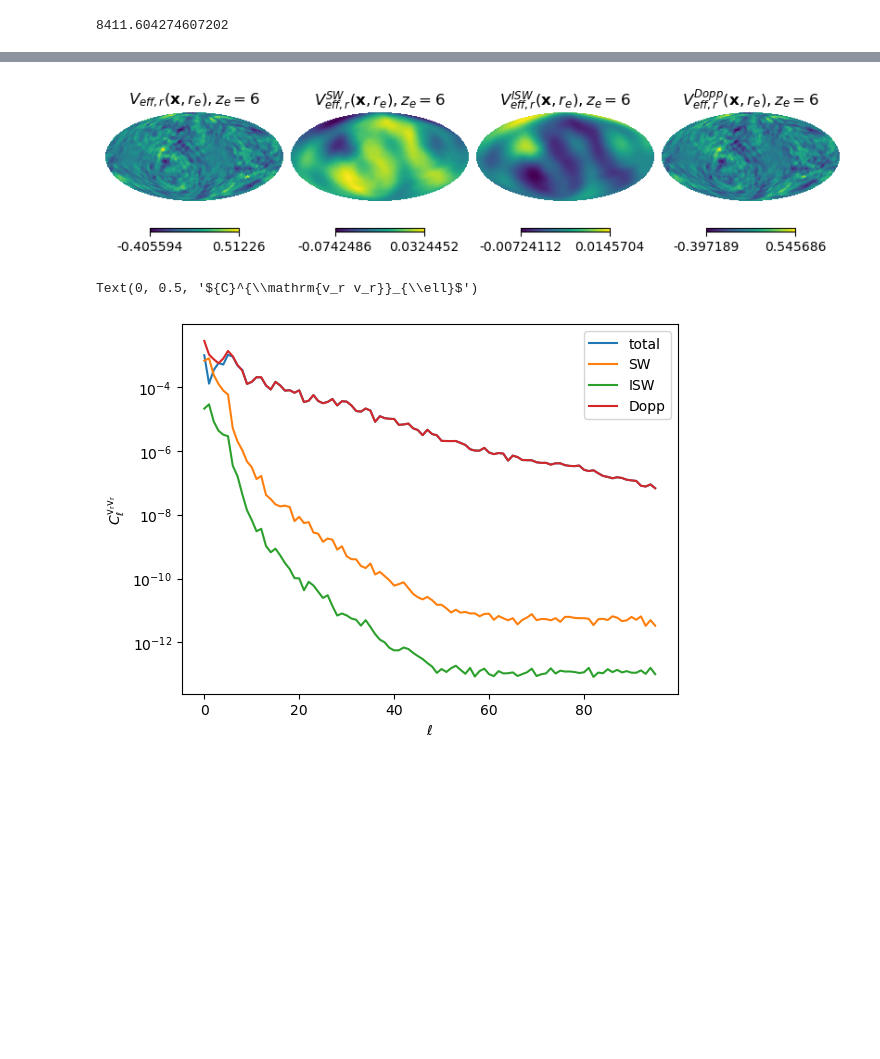
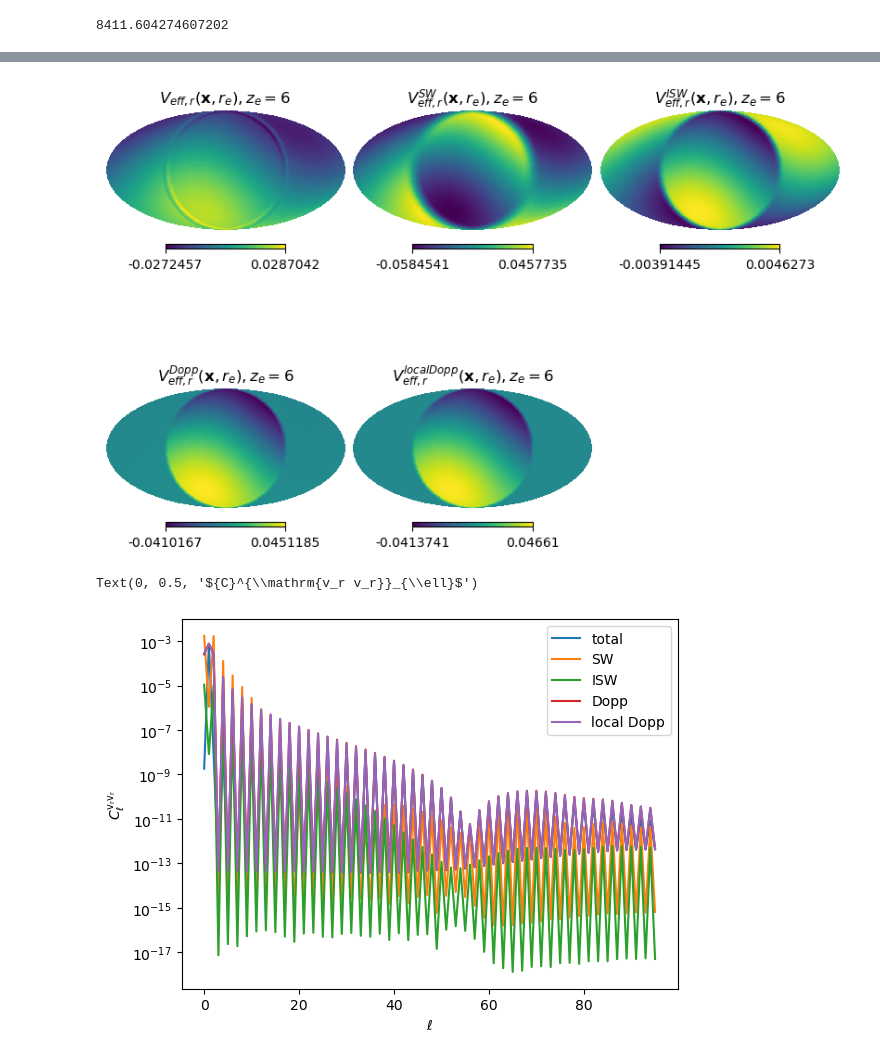
Before and after one commit to catketchup/ReCCO, a Jupyter notebook: code/Pylian_test.ipynb, the cells around one changed output, grey strips where cells are left out. Cells and saved outputs as stored; diff of their text form; code cells hidden in the pictures; blank space fills up the shorter version.

```diff
--- a/code/Pylian_test.ipynb
+++ b/code/Pylian_test.ipynb
@@ -320,9 +317,12 @@ Dv = remote_spectra.Dv_inter_config(config)(ag)
 ks = config.kaux
 # ks = np.linspace(0.00001, 0.01, 50)
 ze = 6
+a_e = 1/(1+ze)
 # zes = np.linspace(1,5,10)
+
 G_SW_ksz = remote_spectra.G_SW_ksz(ks, ze, config.Omega_b, config.Omega_c, config.w, config.wa, config.Omega_K, config.h)
 
+G_localDopp_ksz = remote_spectra.G_localDopp_ksz(ks, ze, config.Omega_b, config.Omega_c, config.w, config.wa, config.Omega_K, config.h)
 G_Dopp_ksz = remote_spectra.G_Dopp_ksz(ks, ze, config.Omega_b, config.Omega_c, config.w, config.wa, config.Omega_K, config.h)
 
 G_ISW_ksz = remote_spectra.G_ISW_ksz(ks, ze, config.Omega_b, config.Omega_c, config.w, config.wa, config.Omega_K, config.h)
@@ -381,25 +381,34 @@ if 1:
 [figure]
 # %%
 def ThreeDEvolve(G_itp, input_field_k, kk):
-    kk[0,0,0] = 1
-    output_field_k = np.concatenate(([0], G_itp(kk.flatten()[1:]))).reshape(kk.shape)*input_field_k/kk
+    output_field_k = 2*G_itp(kk.flatten()).reshape(kk.shape)*input_field_k/kk
     return np.fft.ifftn(output_field_k)
 
+
+
 # xyz direction V_eff FFT component, labeled by k1, k2, k3
-G_SW_ksz_itp = interp1d(ks, G_SW_ksz)
 G_ISW_ksz_itp = interp1d(ks, G_ISW_ksz)
+
+G_localDopp_ksz_itp = interp1d(ks, G_localDopp_ksz)
 G_Dopp_ksz_itp = interp1d(ks, G_Dopp_ksz)
+
 G_ksz_itp = interp1d(ks, G_SW_ksz + G_ISW_ksz + G_Dopp_ksz)
 
 
 # g_field_k = g_psi_k
-# g_field_k = g_psi_i_k
-g_field_k = g_psi_k+g_psi_i_k
+g_field_k = g_psi_i_k
+# g_field_k = g_psi_k+g_psi_i_k
 # %%
 # xyz direction V_eff component, labeled by x1, x2, x3
 V_eff_x1 = ThreeDEvolve(G_ksz_itp, g_field_k[1], kk)
 V_eff_x2 = ThreeDEvolve(G_ksz_itp, g_field_k[2], kk)
 V_eff_x3 = ThreeDEvolve(G_ksz_itp, g_field_k[0], kk)
+
+
+# xyz direction V_eff_localDopp component, labeled by x1, x2, x3
+V_eff_localDopp_x1 = ThreeDEvolve(G_localDopp_ksz_itp, g_field_k[1], kk)
+V_eff_localDopp_x2 = ThreeDEvolve(G_localDopp_ksz_itp, g_field_k[2], kk)
+V_eff_localDopp_x3 = ThreeDEvolve(G_localDopp_ksz_itp, g_field_k[0], kk)
 
 # xyz direction V_eff_Dopp component, labeled by x1, x2, x3
 V_eff_Dopp_x1 = ThreeDEvolve(G_Dopp_ksz_itp, g_field_k[1], kk)
@@ -523,6 +538,11 @@ V_eff_Dopp_x2_chi = ThreeDField_on_TwoDSurface(x, y, z, V_eff_Dopp_x2.real,x_tes
 V_eff_Dopp_x3_chi = ThreeDField_on_TwoDSurface(x, y, z, V_eff_Dopp_x3.real,x_test_s, y_test_s, z_test_s)
 V_eff_Dopp_radial = TwoDVecField_Radial(V_eff_Dopp_x1_chi, V_eff_Dopp_x2_chi, V_eff_Dopp_x3_chi, theta, phi)
 
+V_eff_localDopp_x1_chi = ThreeDField_on_TwoDSurface(x, y, z, V_eff_localDopp_x1.real,x_test_s, y_test_s, z_test_s)
+V_eff_localDopp_x2_chi = ThreeDField_on_TwoDSurface(x, y, z, V_eff_localDopp_x2.real,x_test_s, y_test_s, z_test_s)
+V_eff_localDopp_x3_chi = ThreeDField_on_TwoDSurface(x, y, z, V_eff_localDopp_x3.real,x_test_s, y_test_s, z_test_s)
+V_eff_localDopp_radial = TwoDVecField_Radial(V_eff_localDopp_x1_chi, V_eff_localDopp_x2_chi, V_eff_localDopp_x3_chi, theta, phi)
+
 V_eff_ISW_x1_chi = ThreeDField_on_TwoDSurface(x, y, z, V_eff_ISW_x1.real,x_test_s, y_test_s, z_test_s)
 V_eff_ISW_x2_chi = ThreeDField_on_TwoDSurface(x, y, z, V_eff_ISW_x2.real,x_test_s, y_test_s, z_test_s)
 V_eff_ISW_x3_chi = ThreeDField_on_TwoDSurface(x, y, z, V_eff_ISW_x3.real,x_test_s, y_test_s, z_test_s)
@@ -557,12 +587,13 @@ if 1:
 # %%
 if 1:
     plt.figure(figsize=(8,6))
-    hp.mollview(V_eff_radial, xsize=800, sub=141, title=r'$V_{eff, r}(\mathbf{x}, r_e), z_e = %s$'%ze)
-    hp.mollview(V_eff_SW_radial, xsize=800, sub=142, title=r'$V^{SW}_{eff, r}(\mathbf{x}, r_e), z_e = %s$'%ze)
-    hp.mollview(V_eff_ISW_radial, xsize=800, sub=143, title=r'$V^{ISW}_{eff, r}(\mathbf{x}, r_e), z_e = %s$'%ze)
-    hp.mollview(V_eff_Dopp_radial, xsize=800, sub=144, title=r'$V^{Dopp}_{eff, r}(\mathbf{x}, r_e), z_e = %s$'%ze)
+    hp.mollview(V_eff_radial, xsize=800, sub=231, title=r'$V_{eff, r}(\mathbf{x}, r_e), z_e = %s$'%ze)
+    hp.mollview(V_eff_SW_radial, xsize=800, sub=232, title=r'$V^{SW}_{eff, r}(\mathbf{x}, r_e), z_e = %s$'%ze)
+    hp.mollview(V_eff_ISW_radial, xsize=800, sub=233, title=r'$V^{ISW}_{eff, r}(\mathbf{x}, r_e), z_e = %s$'%ze)
+    hp.mollview(V_eff_Dopp_radial, xsize=800, sub=234, title=r'$V^{Dopp}_{eff, r}(\mathbf{x}, r_e), z_e = %s$'%ze)
+    hp.mollview(V_eff_localDopp_radial, xsize=800, sub=235, title=r'$V^{localDopp}_{eff, r}(\mathbf{x}, r_e), z_e = %s$'%ze)
 # %% [output]
-[figure, old version]
+[figure, new version]
 # %%
 vrlm = hp.map2alm(V_eff_radial)
 vrlm_SW = hp.map2alm(V_eff_SW_radial)
@@ -579,13 +612,14 @@ plt.plot(Clvrvr, label='total')
 plt.plot(Clvrvr_SW, label='SW')
 plt.plot(Clvrvr_ISW, label='ISW')
 plt.plot(Clvrvr_Dopp, label='Dopp')
+plt.plot(Clvrvr_localDopp, label='local Dopp')
 plt.yscale('log')
 plt.legend()
 plt.xlabel("$\ell$")
 plt.ylabel('${C}^{\mathrm{v_r v_r}}_{\ell}$')
 # %% [output]
 Text(0, 0.5, '${C}^{\\mathrm{v_r v_r}}_{\\ell}$')
-[figure, old version]
+[figure, new version]
 # %%
 plt.plot(Clvrvr_Dopp/Clvrvr)
 plt.ylabel('${C}^{\mathrm{v_r v_r}}_{\ell}$')
```
Also changed, not shown: parts of 20 cells of this notebook.
